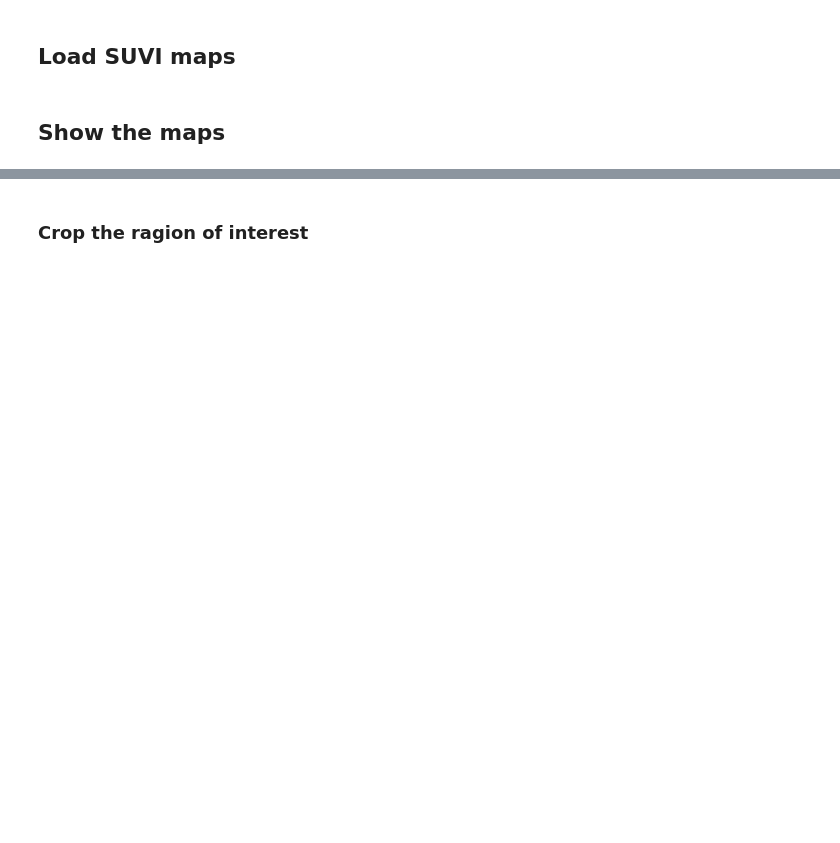
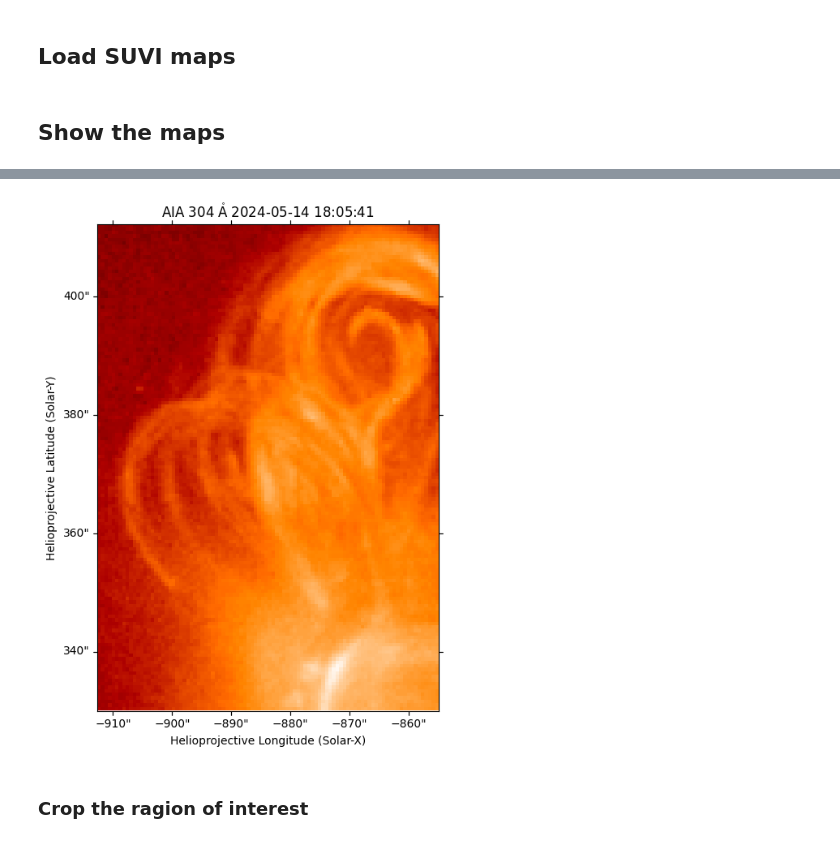
Before and after one commit to MohamedNedal/dias_work, a Jupyter notebook: tornado.ipynb, the cells around one changed output, grey strips where cells are left out. Cells and saved outputs as stored; diff of their text form; code cells hidden in the pictures; blank space fills up the shorter version.

```diff
--- a/tornado.ipynb
+++ b/tornado.ipynb
@@ -55,3 +130,5 @@ os.makedirs(f'{data_dir}/png/aia/211A/runratio', exist_ok=True)
+# %%
+aia_304_map_objects = map_objects
 # %% [markdown]
 ## Load AIA maps
 # %%
@@ -153,23 +338,25 @@ ax.grid(False)
 fig.tight_layout()
 plt.show()
 # %%
-idx = 35
+idx = 172
 
-m = aia_131_map_objects[idx]
+# m = aia_131_map_objects[idx]
 # m = aia_171_map_objects[idx]
-# m = aia_193_map_objects[idx]
+m = aia_304_map_objects[idx]
 # m = aia_211_map_objects[idx]
 
-top_right   = SkyCoord(-200*u.arcsec, 650*u.arcsec, frame=m.coordinate_frame)
-bottom_left = SkyCoord(-900*u.arcsec, 0*u.arcsec, frame=m.coordinate_frame)
+top_right   = SkyCoord(-855*u.arcsec, 330*u.arcsec, frame=m.coordinate_frame)
+bottom_left = SkyCoord(-912*u.arcsec, 412*u.arcsec, frame=m.coordinate_frame)
 m_submap = m.submap(bottom_left, top_right=top_right)
 
 fig = plt.figure()
 ax = fig.add_subplot(projection=m_submap)
 m_submap.plot(axes=ax)
 ax.grid(False)
 fig.tight_layout()
 plt.show()
+# %% [output]
+[figure, added]
 # %% [markdown]
 ### Crop the ragion of interest
 # %%
```
Also changed, not shown: parts of 25 cells of this notebook.
